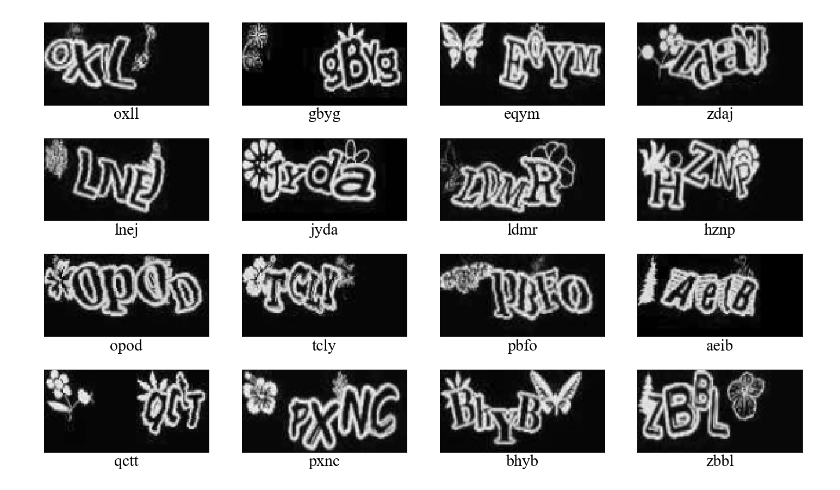
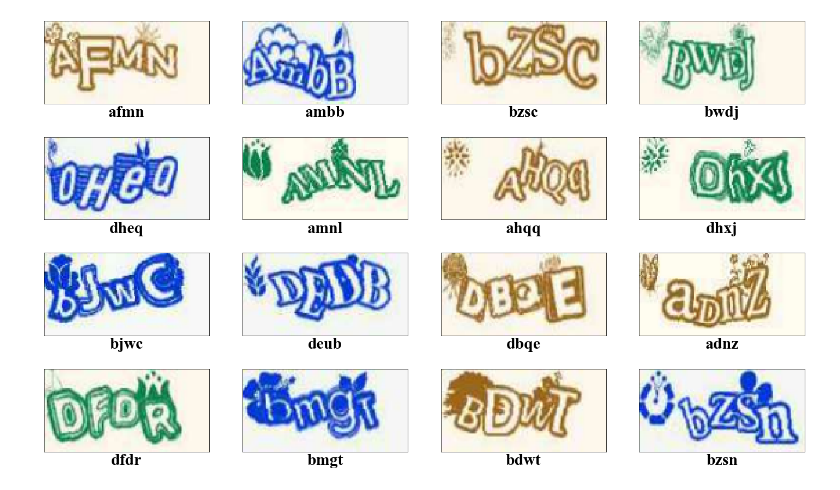
Before and after one commit to dothinking/ann-homework, a Jupyter notebook: captcha/1_prepare_dataset_qq_captcha.ipynb, the cells around one changed output. Cells and saved outputs as stored; diff of their text form; code cells hidden in the pictures.

Commit message:
create qq captcha TFRecord

```diff
--- a/captcha/1_prepare_dataset_qq_captcha.ipynb
+++ b/captcha/1_prepare_dataset_qq_captcha.ipynb
@@ -76 +14,7 @@ write_dataset_to_tfrecord(test_record_file, test_set)
+# %%
+# Write the raw image files to `images.tfrecords`
+train_record_file, test_record_file = write_images_to_tfrecord('samples/qq/*.jpg', 'dataset',
+                                                               prefix_record='qq_captcha',
+                                                               split_test=0.1,  # split train/test rate
+                                                               buffer_size=10000)
 # %% [markdown]
@@ -126,4 +22,4 @@ def create_dataset_from_tfrecord(record_file, batch_size=32, image_size=(60, 120
 # %%
 # create (image, label) dataset from TFRecord file
-train_ds = create_dataset_from_tfrecord(train_record_file, batch_size=32, image_size=(60, 120), label_prefix='A')
-train_ds.element_spec
+train_ds = create_dataset_from_tfrecord(train_record_file, batch_size=128, image_size=(60, 120), label_prefix='A')
+test_ds = create_dataset_from_tfrecord(test_record_file, batch_size=128, image_size=(60, 120), label_prefix='A')
@@ -156,19 +54,20 @@ A_3  ->  (32, 1)
 # %%
 plt.figure(figsize=(25,15)) # width, height
 for i,(image,*labels) in enumerate(zip(batch_images, *batch_labels.values()), start=1):
     if i > 16:  break
     plt.subplot(4, 4, i)
 
     # imshow get image shape: either (h, w, c=3) for RGB images
     # or (h, w) for gray image
-    image = tf.reshape(image, shape=(60, 120))
+    if image.shape[-1]==1:
+        image = tf.reshape(image, shape=(60, 120))
+
     plt.imshow(image, cmap=plt.cm.binary)
-
     plt.grid(False)
     plt.xticks([])
     plt.yticks([])
     plt.xlabel(''.join([chr(ord('a') + c) for c in labels]),
                fontdict={'family': 'Times New Roman', 'size' : 30})
 plt.show()
 # %% [output]
-[figure, old version]
+[figure, new version]
```
Also changed, not shown: parts of 15 cells of this notebook.
